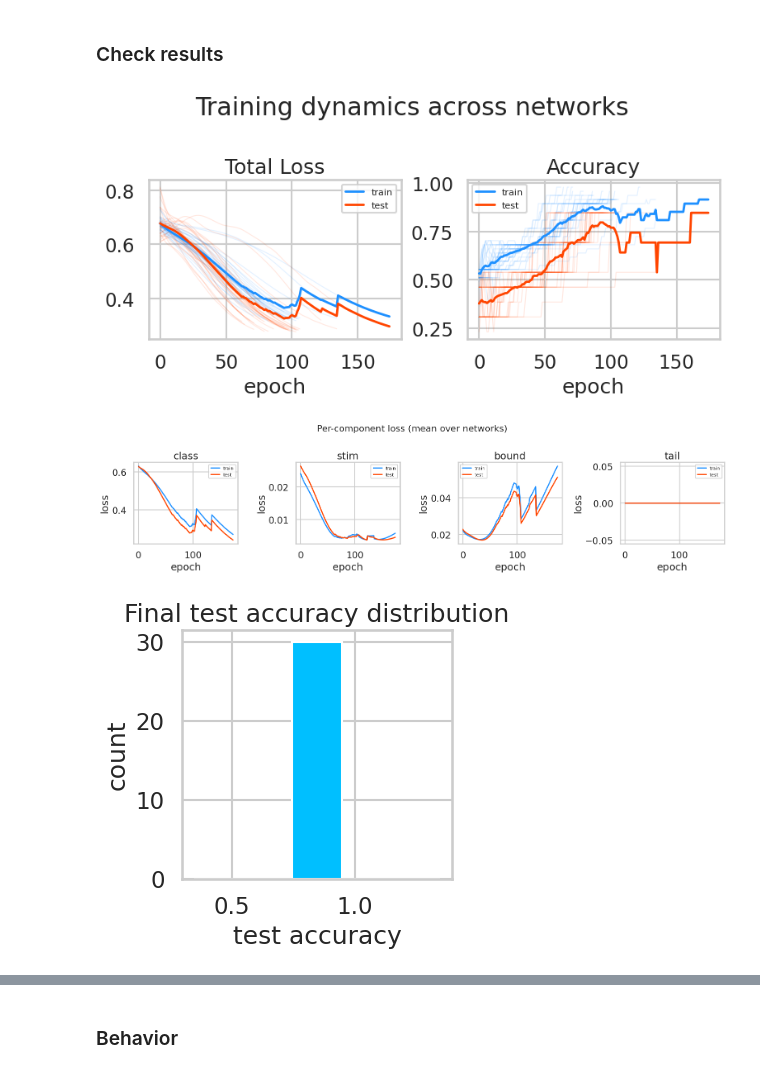
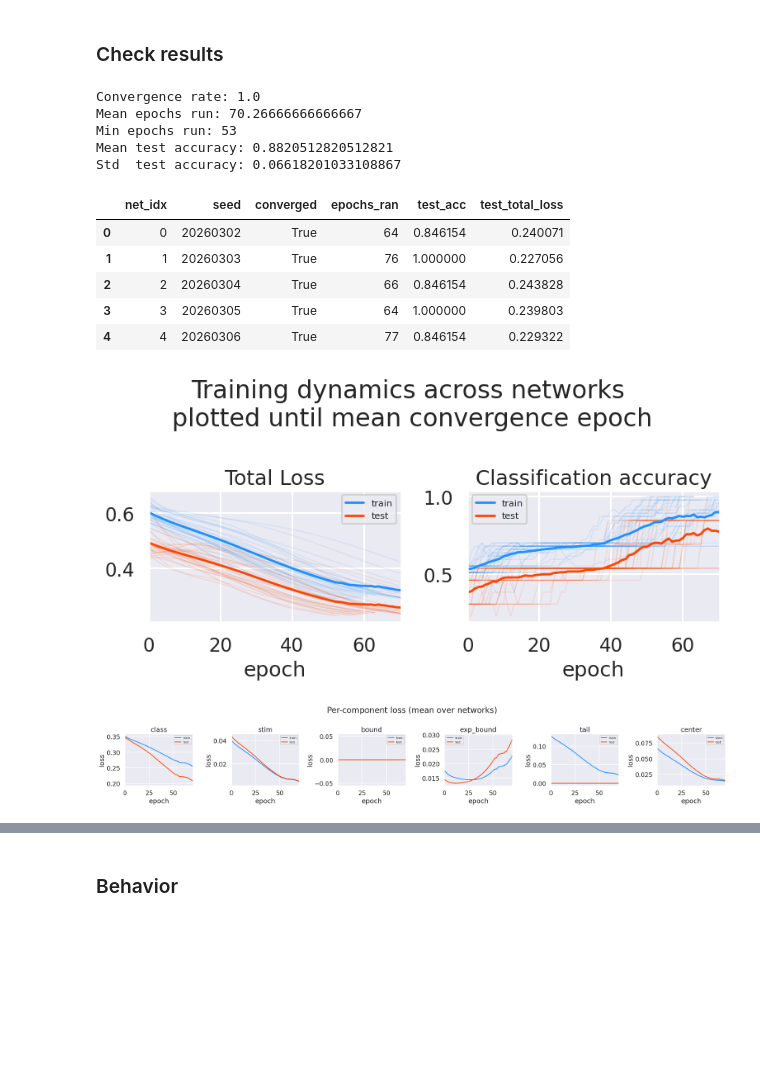
Before and after one commit to siyer7/asymmetry_design, a Jupyter notebook: code/python/NN.ipynb, the cells around one changed output, grey strips where cells are left out. Cells and saved outputs as stored; diff of their text form; code cells hidden in the pictures; blank space fills up the shorter version.

```diff
--- a/code/python/NN.ipynb
+++ b/code/python/NN.ipynb
@@ -9,7 +9,7 @@ from torch.utils.data import DataLoader, TensorDataset
 from sklearn.decomposition import PCA
 from matplotlib.colors import LinearSegmentedColormap, Normalize
 
-sns.set(style='whitegrid', context='talk')
+sns.set(context='talk')
 # %% [markdown]
 ### helpers
 # %%
@@ -63,7 +63,7 @@ def make_trials(n_stim=20, boundaries=(0.25, 0.5, 0.75), tail_eps=0.05):
             )
 
         for i, (stim, uid) in enumerate(zip(stim_values, unique_ids)):
-            cls       = float(stim > b)
+            cls       = float(stim >= b)
             tail_mask = float((stim <= tail_eps) or (stim >= (1 - tail_eps)))
             rows.append({
                 'boundary':        float(b),
@@ -124,12 +124,14 @@ def df_to_tensors(df):
 n_stim = 20
 boundaries = (0.25, 0.5, 0.75)
 n_nets = 30
-
-# loss weights (descending priority)
-class_wt = .9
-stim_wt = 0.3
-bound_wt = 0.5
-tail_wt = 0.0
+# loss weights
+class_wt      = .5
+stim_wt       = .5
+bound_wt      = .0   # boundary pull on all trials
+exp_bound_wt  = 0.5   # boundary pull on expanded-class trials only
+tail_wt       = 0.5
+center_wt     = 1.0   # pull toward actual class centroid (range-corrected)
+center_loss_fn = 'mse'  # 'bce' or 'mse'
 
 tail_eps = 0.05
 use_train_test_split = True
@@ -151,6 +153,7 @@ else:
     test_df = trials_df.copy()
 
 print(f'Total trials: {len(trials_df)} | Train: {len(train_df)} | Test: {len(test_df)}')
+
 trials_df.head()
 # %% [output]
 Total trials: 60 | Train: 47 | Test: 13
@@ -464,3 +479,23 @@ nets_summarized_df.describe(include='all')
+# %%
+print('Convergence rate:', nets_summarized_df['converged'].mean())
+print('Mean epochs run:',  nets_summarized_df['epochs_ran'].mean())
+print('Min epochs run:',  nets_summarized_df['epochs_ran'].min())
+print('Mean test accuracy:', nets_summarized_df['test_acc'].mean())
+print('Std  test accuracy:', nets_summarized_df['test_acc'].std())
+
+nets_summarized_df.head()
+# %% [output]
+Convergence rate: 1.0
+Mean epochs run: 70.26666666666667
+Min epochs run: 53
+Mean test accuracy: 0.8820512820512821
+Std  test accuracy: 0.06618201033108867
+|  | net_idx | seed | converged | epochs_ran | test_acc | test_total_loss |
+| 0 | 0 | 20260302 | True | 64 | 0.846154 | 0.240071 |
+| 1 | 1 | 20260303 | True | 76 | 1.000000 | 0.227056 |
+| 2 | 2 | 20260304 | True | 66 | 0.846154 | 0.243828 |
+| 3 | 3 | 20260305 | True | 64 | 1.000000 | 0.239803 |
+| 4 | 4 | 20260306 | True | 77 | 0.846154 | 0.229322 |
 # %%
 # ── Concatenate all per-epoch records across networks ─────────────────────────
 all_epochs = pd.concat(
@@ -474,52 +509,40 @@ axs = axs.flatten()
 
 for ax, (title, train_col, test_col) in zip(axs, [
     ('Total Loss', 'train_total', 'test_total'),
-    ('Accuracy',   'train_acc',   'test_acc'),
+    ('Classification accuracy',   'train_acc',   'test_acc'),
 ]):
-    # thin semi-transparent traces per network
     for _, grp in all_epochs.groupby('net_idx'):
         ax.plot(grp['epoch'], grp[train_col], color='dodgerblue', alpha=0.12, linewidth=0.8)
         ax.plot(grp['epoch'], grp[test_col],  color='orangered',  alpha=0.12, linewidth=0.8)
 
-    # bold mean across networks
     mn = all_epochs.groupby('epoch')[[train_col, test_col]].mean()
     ax.plot(mn.index, mn[train_col], color='dodgerblue', linewidth=2, label='train')
     ax.plot(mn.index, mn[test_col],  color='orangered',  linewidth=2, label='test')
 
-    ax.set(title=title, xlabel='epoch', ylabel='')#, xlim=(0, 80))
+    ax.set(title=title, xlabel='epoch', ylabel='', xlim=(0, nets_summarized_df['epochs_ran'].mean()))
     ax.legend(fontsize=8)
 
-plt.suptitle('Training dynamics across networks')
+plt.suptitle('Training dynamics across networks \nplotted until mean convergence epoch')
 plt.tight_layout()
 plt.show()
 
 # ── 2. Per-component loss (mean over networks) ───────────────────────────────
-loss_comps = ['loss_class', 'loss_stim', 'loss_bound', 'loss_tail']
+loss_comps = ['loss_class', 'loss_stim', 'loss_bound', 'loss_exp_bound', 'loss_tail', 'loss_center']
 
 fig, axs = plt.subplots(1, len(loss_comps), figsize=(4 * len(loss_comps), 4))
 axs = axs.flatten()
 
 for ax, comp in zip(axs, loss_comps):
     tr_col, te_col = f'train_{comp}', f'test_{comp}'
     mn = all_epochs.groupby('epoch')[[tr_col, te_col]].mean()
     ax.plot(mn.index, mn[tr_col], color='dodgerblue', linewidth=2, label='train')
     ax.plot(mn.index, mn[te_col], color='orangered',  linewidth=2, label='test')
-    ax.set(title=comp.replace('loss_', ''), xlabel='epoch', ylabel='loss')#, xlim=(0, 80))
+    ax.set(title=comp.replace('loss_', ''), xlabel='epoch', ylabel='loss', xlim=(0, nets_summarized_df['epochs_ran'].mean()))
     ax.legend(fontsize=8)
 
-plt.suptitle('Per-component loss (mean over networks)', fontsize=16)
+plt.suptitle('Per-component loss (mean over networks)')
 plt.tight_layout()
 plt.show()
-
-
-# ── 3. Final test accuracy distribution ──────────────────────────────────────
-fig, ax = plt.subplots(1, 1, figsize=(4, 4))
-ax.hist(nets_summarized_df['test_acc'], bins=5, color='deepskyblue', edgecolor='white')
-mean_acc = nets_summarized_df['test_acc'].mean()
-ax.set(xlabel='test accuracy', ylabel='count', title='Final test accuracy distribution')
-plt.tight_layout()
-plt.show()
 # %% [output]
-[figure, old version]
+[figure, new version]
-[figure, old version]
+[figure, new version]
-[figure, removed]
```
Also changed, not shown: parts of 11 cells of this notebook.
